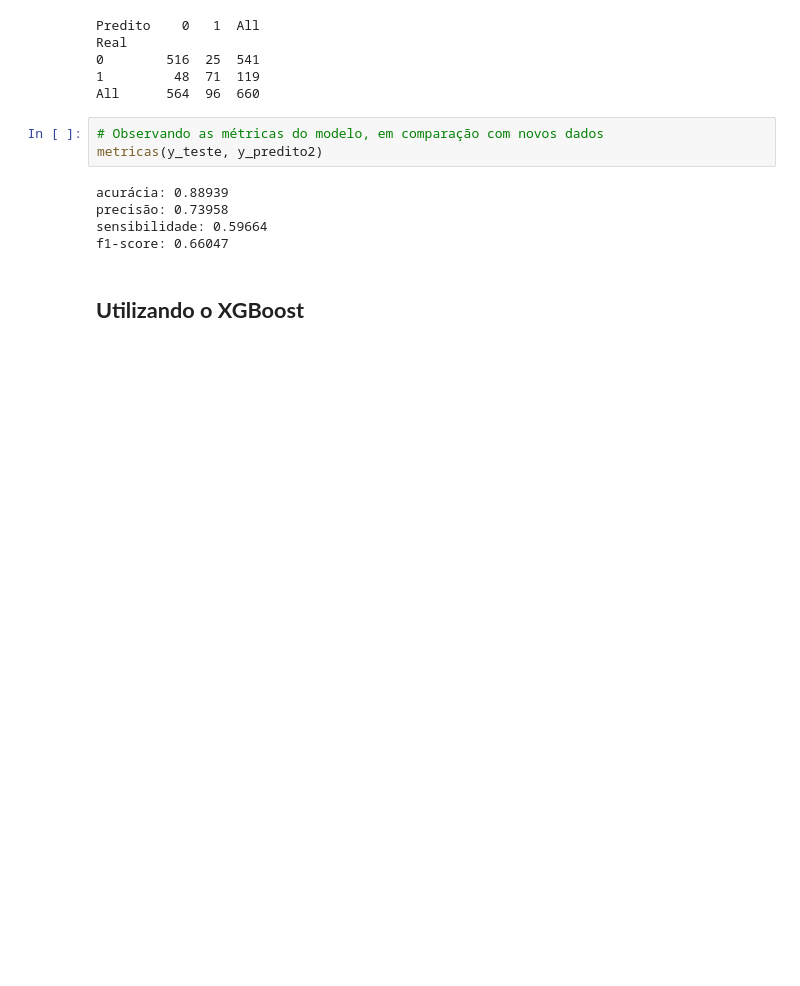
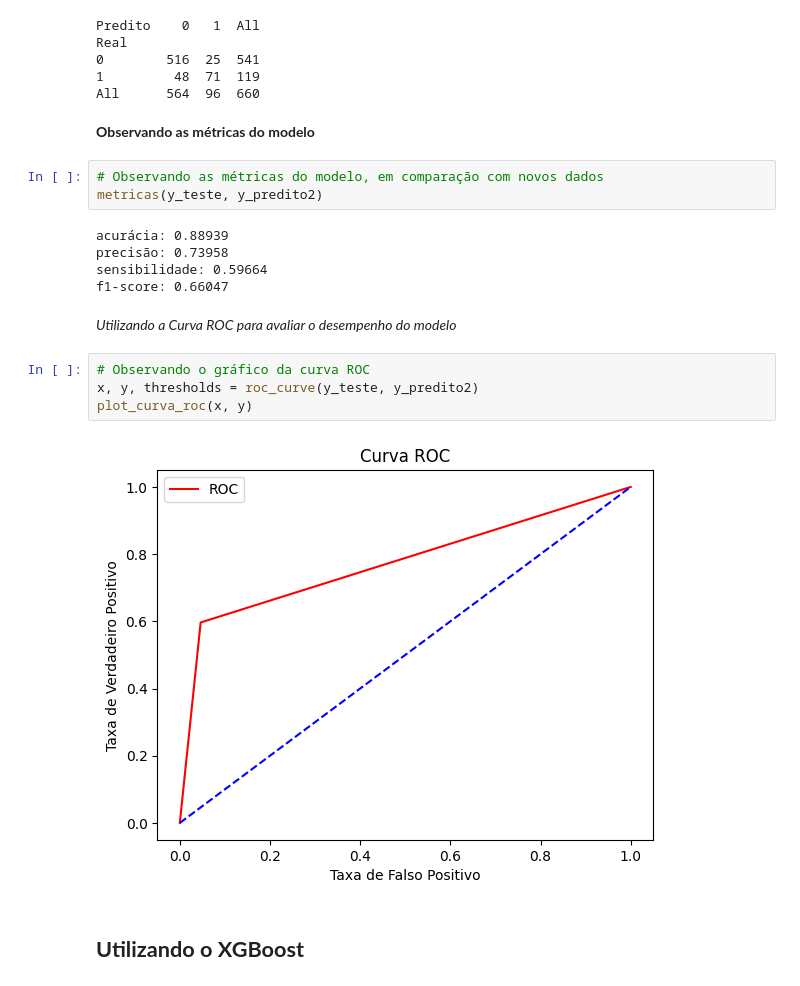
Before and after one commit to JosenildoJunior/Competicao_ML, a Jupyter notebook: 11ª_CompeticaoFLAI.ipynb, the cells around one changed output. Drawn from its saved outputs; the diff is of its cells as text; blank space fills up the shorter version.

```diff
--- a/11ª_CompeticaoFLAI.ipynb
+++ b/11ª_CompeticaoFLAI.ipynb
@@ -1114,6 +1120,8 @@ Real
 0        516  25  541
 1         48  71  119
 All      564  96  660
+# %% [markdown]
+**Observando as métricas do modelo**
 # %%
 # Observando as métricas do modelo, em comparação com novos dados
 metricas(y_teste, y_predito2)
@@ -1122,6 +1130,14 @@ acurácia: 0.88939
 precisão: 0.73958
 sensibilidade: 0.59664
 f1-score: 0.66047
+# %% [markdown]
+*Utilizando a Curva ROC para avaliar o desempenho do modelo*
+# %%
+# Observando o gráfico da curva ROC
+x, y, thresholds = roc_curve(y_teste, y_predito2)
+plot_curva_roc(x, y)
+# %% [output]
+[figure, added]
 # %% [markdown]
 ## **Utilizando o XGBoost**
 # %%
```
Also changed, not shown: parts of 28 cells of this notebook.
